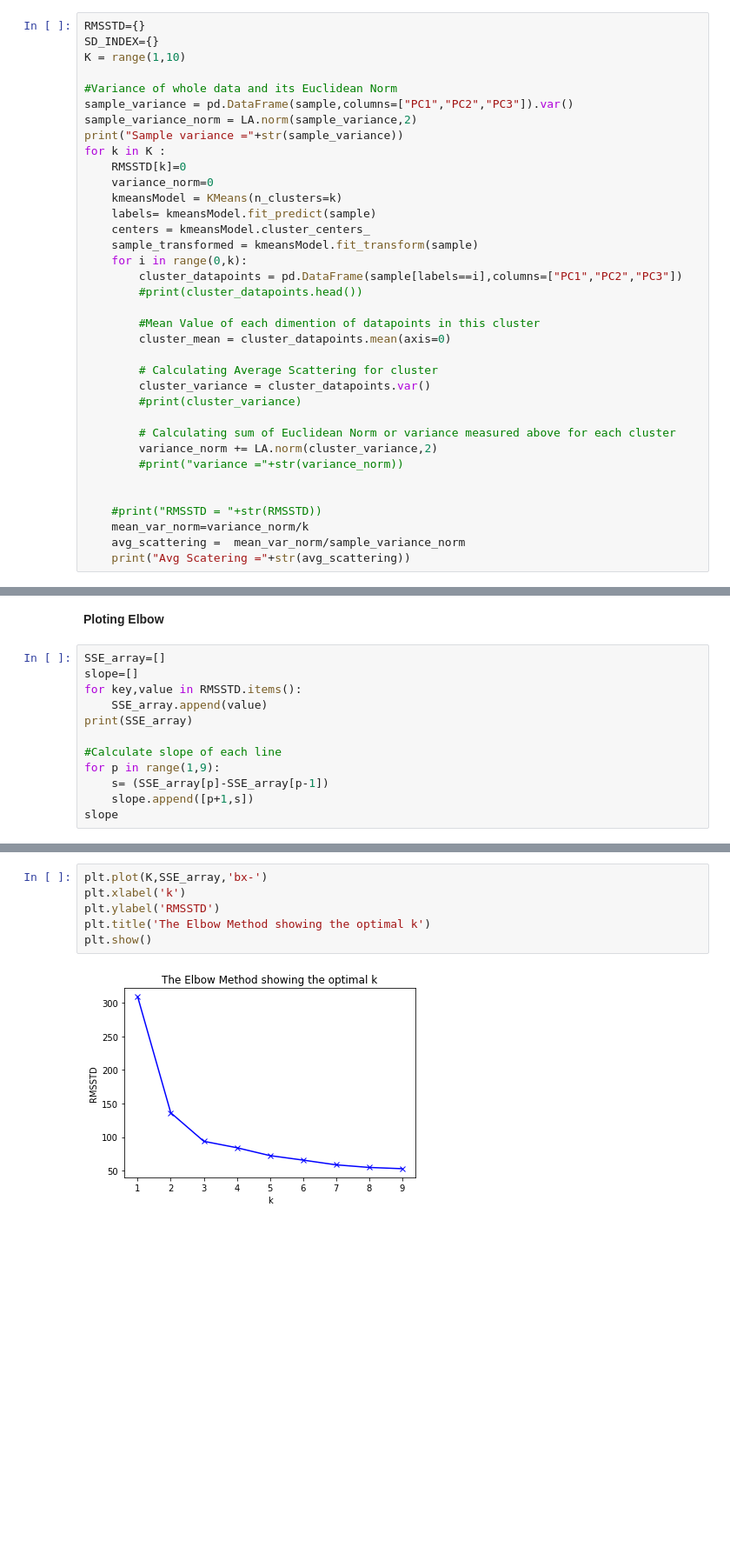
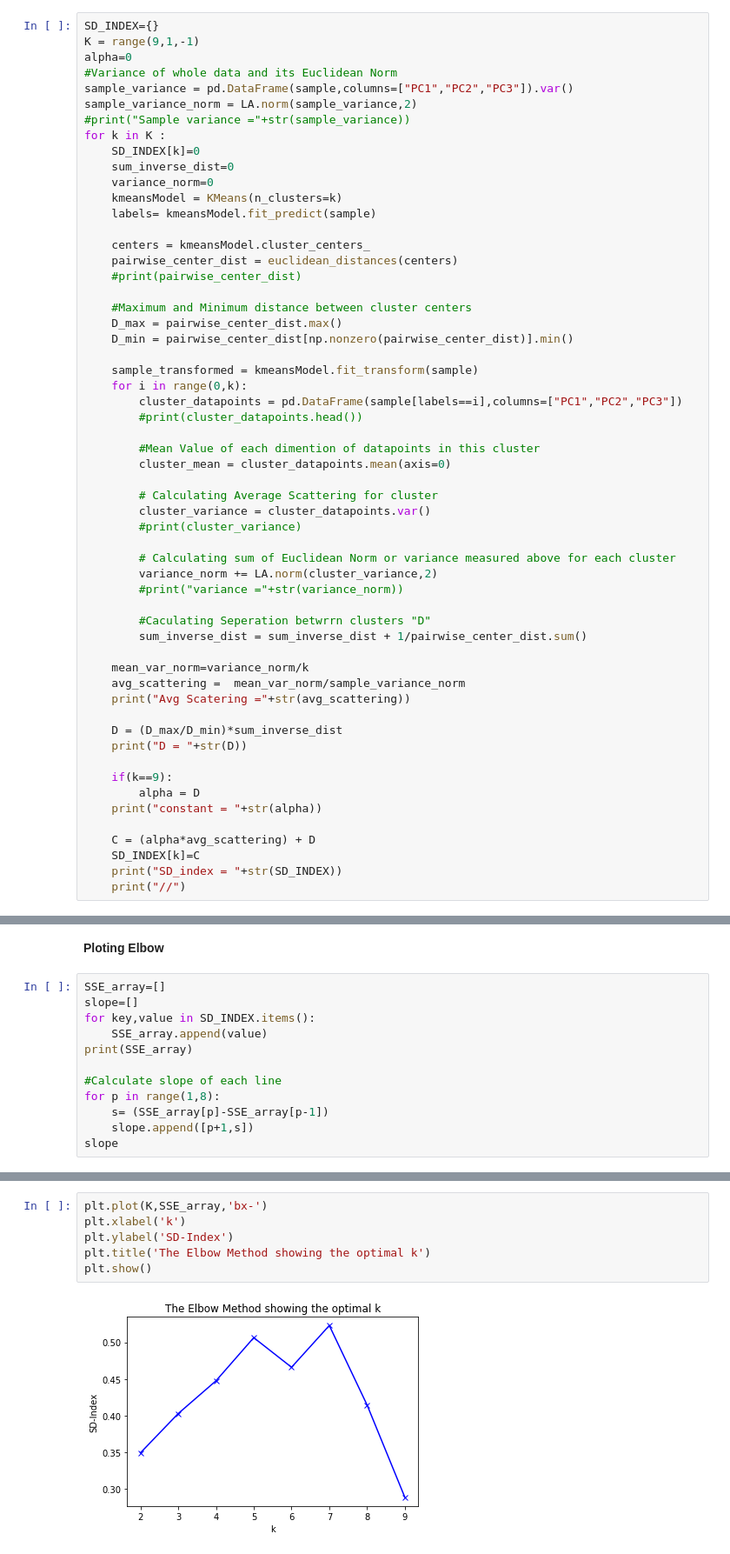
Before and after one commit to shobhitagrawal24/MasterThesis, a Jupyter notebook: Analysis/Iris/Elbow Method/Elbow with SD Validation Index.ipynb, the cells around one changed output, grey strips where cells are left out. Shown at 87% size. Saved outputs shown, nothing was run; the diff lists cells and outputs as text; blank space fills up the shorter version.

Commit message:
SD-Index for cluster Vaidation

```diff
--- a/Analysis/Iris/Elbow Method/Elbow with SD Validation Index.ipynb
+++ b/Analysis/Iris/Elbow Method/Elbow with SD Validation Index.ipynb
@@ -67,18 +68,26 @@ sample = df_3d
 # %%
-RMSSTD={}
 SD_INDEX={}
-K = range(1,10)
-
+K = range(9,1,-1)
+alpha=0
 #Variance of whole data and its Euclidean Norm
 sample_variance = pd.DataFrame(sample,columns=["PC1","PC2","PC3"]).var()
 sample_variance_norm = LA.norm(sample_variance,2)
-print("Sample variance ="+str(sample_variance))
+#print("Sample variance ="+str(sample_variance))
 for k in K :
-    RMSSTD[k]=0
+    SD_INDEX[k]=0
+    sum_inverse_dist=0
     variance_norm=0
     kmeansModel = KMeans(n_clusters=k)
     labels= kmeansModel.fit_predict(sample)
+
     centers = kmeansModel.cluster_centers_
+    pairwise_center_dist = euclidean_distances(centers)
+    #print(pairwise_center_dist)
+
+    #Maximum and Minimum distance between cluster centers
+    D_max = pairwise_center_dist.max()
+    D_min = pairwise_center_dist[np.nonzero(pairwise_center_dist)].min()
+
     sample_transformed = kmeansModel.fit_transform(sample)
     for i in range(0,k):
         cluster_datapoints = pd.DataFrame(sample[labels==i],columns=["PC1","PC2","PC3"])
@@ -95,9 +104,22 @@ for k in K :
         variance_norm += LA.norm(cluster_variance,2)
         #print("variance ="+str(variance_norm))
 
+        #Caculating Seperation betwrrn clusters "D"
+        sum_inverse_dist = sum_inverse_dist + 1/pairwise_center_dist.sum()
 
-    #print("RMSSTD = "+str(RMSSTD))
     mean_var_norm=variance_norm/k
     avg_scattering =  mean_var_norm/sample_variance_norm
     print("Avg Scatering ="+str(avg_scattering))
+
+    D = (D_max/D_min)*sum_inverse_dist
+    print("D = "+str(D))
+
+    if(k==9):
+        alpha = D
+    print("constant = "+str(alpha))
+
+    C = (alpha*avg_scattering) + D
+    SD_INDEX[k]=C
+    print("SD_index = "+str(SD_INDEX))
+    print("//")
 # %% [output]
@@ -119,12 +145,12 @@ Avg Scatering =0.020000706200338312
 # %%
 SSE_array=[]
 slope=[]
-for key,value in RMSSTD.items():
+for key,value in SD_INDEX.items():
     SSE_array.append(value)
 print(SSE_array)
 
 #Calculate slope of each line
-for p in range(1,9):
+for p in range(1,8):
     s= (SSE_array[p]-SSE_array[p-1])
     slope.append([p+1,s])
 slope
@@ -141,11 +166,11 @@ slope
 # %%
 plt.plot(K,SSE_array,'bx-')
 plt.xlabel('k')
-plt.ylabel('RMSSTD')
+plt.ylabel('SD-Index')
 plt.title('The Elbow Method showing the optimal k')
 plt.show()
 # %% [output]
-[figure, old version]
+[figure, new version]
 # %%
 slope
 # %% [output]
```
Also changed, not shown: parts of 6 cells of this notebook.
